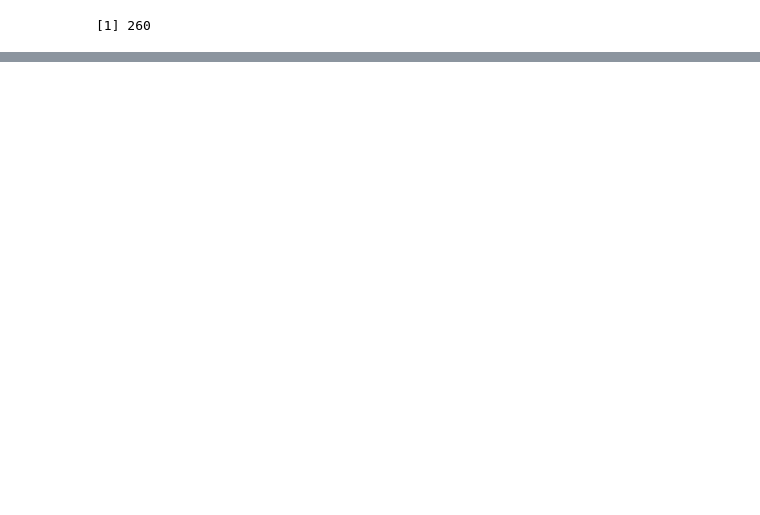
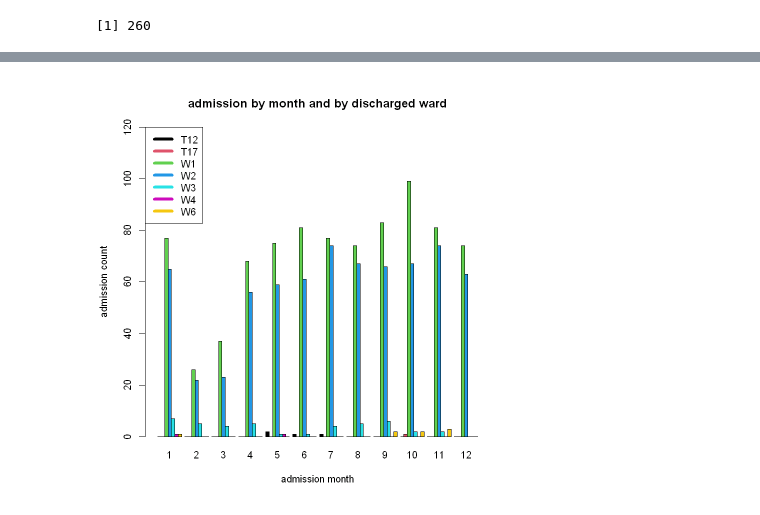
Before and after one commit to tinyuhui/training, a Jupyter notebook: worked_example.ipynb, the cells around one changed output, grey strips where cells are left out. Cells and saved outputs as stored; diff of their text form; code cells hidden in the pictures; blank space fills up the shorter version.

```diff
--- a/worked_example.ipynb
+++ b/worked_example.ipynb
@@ -349,0 +369,4 @@ With 260 paitents
+# %%
+# COMPUTE THE PIVOT TABLE
+x<-table(Admission_with_Discharge$Discharge.Ward, Admission_with_Discharge$Admission.Month)
+x
@@ -349,0 +382,8 @@ With 260 paitents
+# %%
+# PLOT
+barplot(x, beside=TRUE, ylim=c(0, 120), col=1:7,
+        xlab='admission month', ylab='admission count',
+        main='admission by month and by discharged ward')
+legend('topleft', legend=rownames(x), col=1:7, lty=1, lwd=5)
+# %% [output]
+[figure, added]
```
Also changed, not shown: parts of 17 cells of this notebook.
